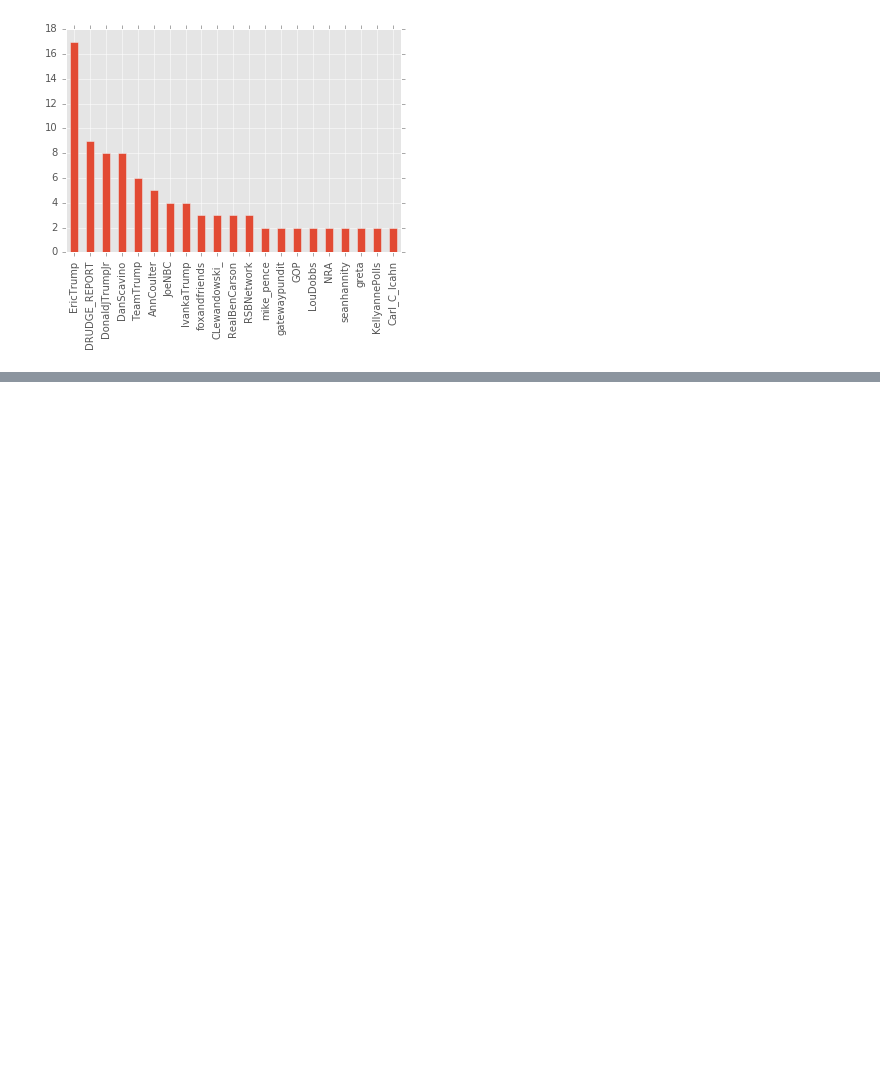
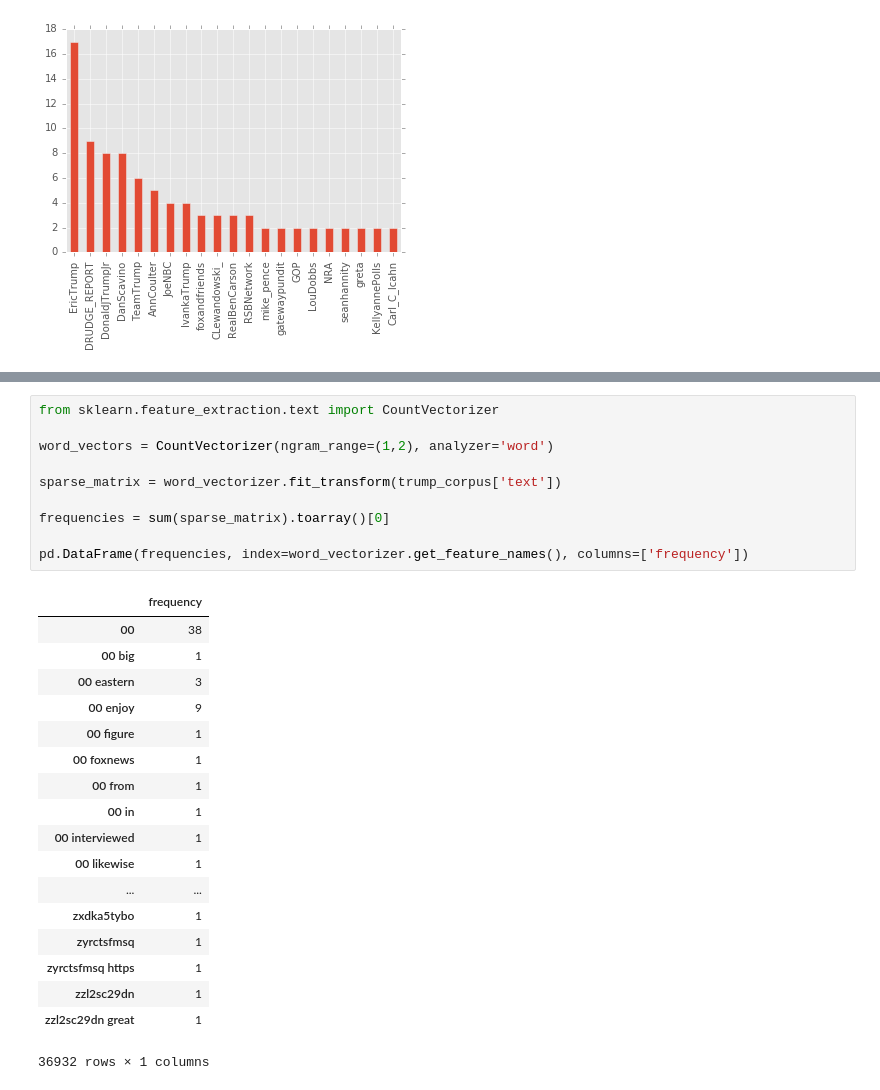
Before and after one commit to RaphaelNash/Data620_Team3, a Jupyter notebook: final_Project/Tweets-TH.ipynb, the cells around one changed output, grey strips where cells are left out. Cells and saved outputs as stored; diff of their text form; blank space fills up the shorter version.

```diff
--- a/final_Project/Tweets-TH.ipynb
+++ b/final_Project/Tweets-TH.ipynb
@@ -31,0 +125,29 @@ trump_oa = trump.groupby('original_author').original_author.filter(lambda x: len
+# %%
+from sklearn.feature_extraction.text import CountVectorizer
+
+word_vectors = CountVectorizer(ngram_range=(1,2), analyzer='word')
+
+sparse_matrix = word_vectorizer.fit_transform(trump_corpus['text'])
+
+frequencies = sum(sparse_matrix).toarray()[0]
+
+pd.DataFrame(frequencies, index=word_vectorizer.get_feature_names(), columns=['frequency'])
+# %% [output]
+|  | frequency |
+| 00 | 38 |
+| 00 big | 1 |
+| 00 eastern | 3 |
+| 00 enjoy | 9 |
+| 00 figure | 1 |
+| 00 foxnews | 1 |
+| 00 from | 1 |
+| 00 in | 1 |
+| 00 interviewed | 1 |
+| 00 likewise | 1 |
+| ... | ... |
+| zxdka5tybo | 1 |
+| zyrctsfmsq | 1 |
+| zyrctsfmsq https | 1 |
+| zzl2sc29dn | 1 |
+| zzl2sc29dn great | 1 |
+36932 rows × 1 columns
```
Also changed, not shown: parts of 13 cells of this notebook.
